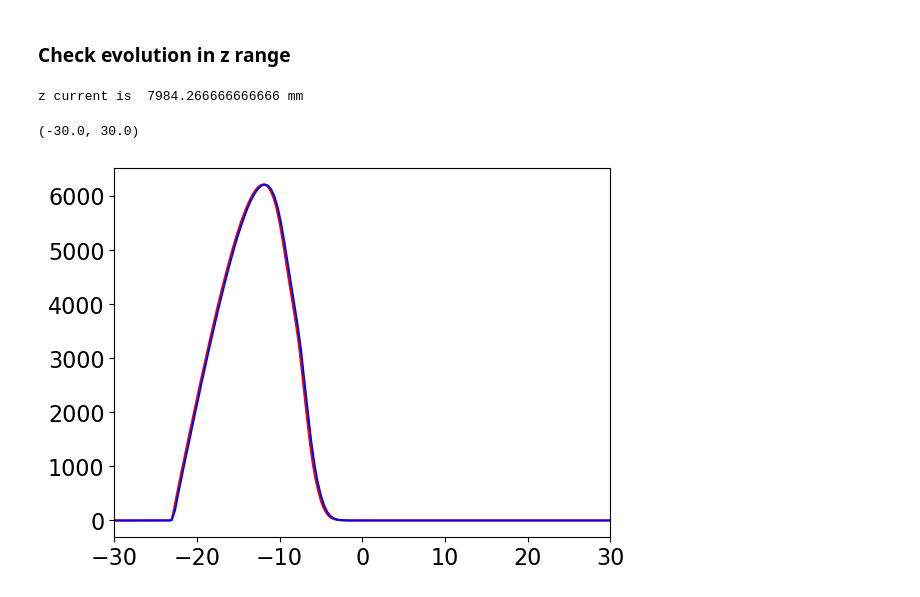
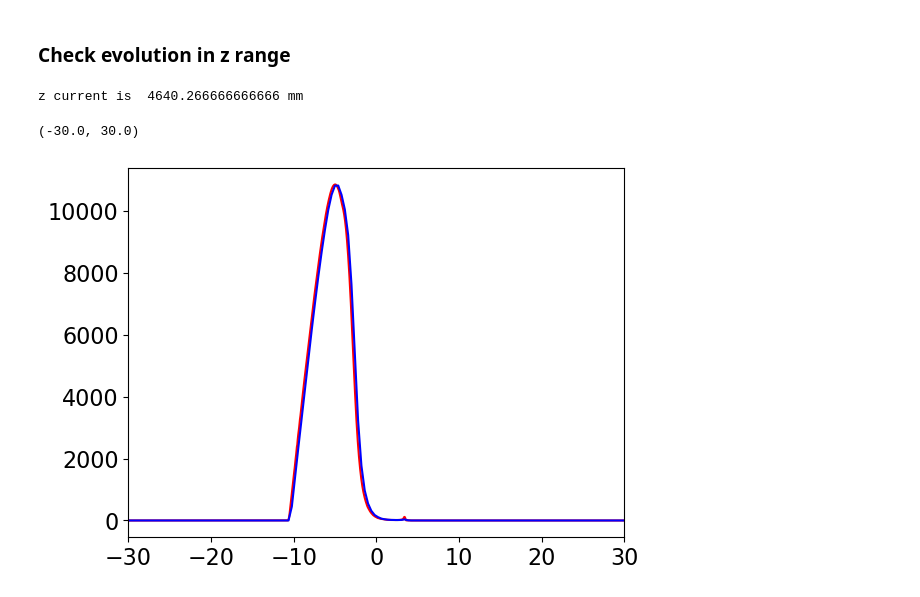
Before and after one commit to KarinaSaraeva/pyofssChanged, a Jupyter notebook: examples/nonlinear_attractor.ipynb, the cells around one changed output. Saved outputs shown, nothing was run; the diff lists cells and outputs as text; code cells hidden in the pictures.

```diff
--- a/examples/nonlinear_attractor.ipynb
+++ b/examples/nonlinear_attractor.ipynb
@@ -290,12 +332,12 @@ z_arr = sys1.df_type_dict["temp"].index.get_level_values("z [mm]")
 # %% [markdown]
 ### Check evolution in z range
 # %%
-i = -1
+i = 290
 print(f"z current is  {z_arr[i]} mm")
 plt.plot(domain.t, sys0.df_type_dict["temp"].values[i], color="r")
 plt.plot(interpolated_t, sys1.df_type_dict["temp"].values[i], color="b")
 plt.xlim(-30, 30)
 # %% [output]
-z current is  7984.266666666666 mm
+z current is  4640.266666666666 mm
 (-30.0, 30.0)
-[figure, old version]
+[figure, new version]
```
Also changed, not shown: parts of 11 cells of this notebook, 5 other files.
